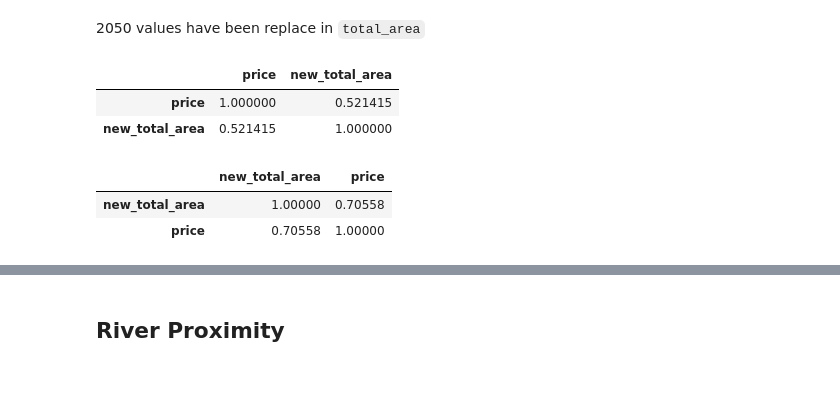
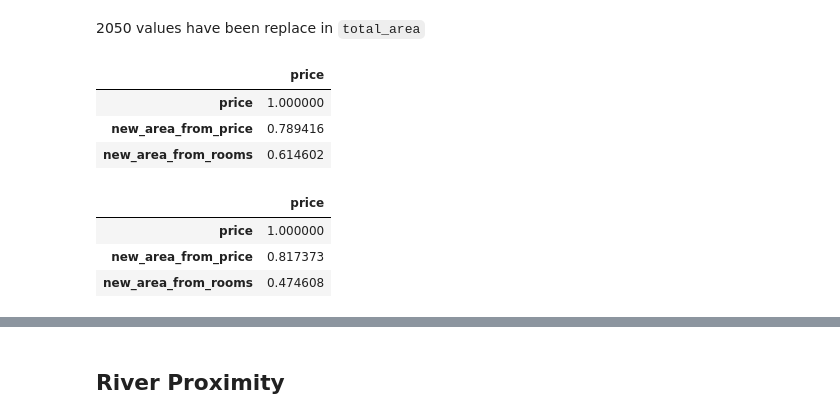
Before and after one commit to Jahnic/Data-Science, a Jupyter notebook: RealEstate/wrangle.ipynb, the cells around one changed output, grey strips where cells are left out. Cells and saved outputs as stored; diff of their text form; code cells hidden in the pictures; blank space fills up the shorter version.

```diff
--- a/RealEstate/wrangle.ipynb
+++ b/RealEstate/wrangle.ipynb
@@ -946,9 +936,18 @@ replacement = lin_mod.predict(replace_df)
-# %%
-# Replace
-new_total_area = df.total_area.copy()
-new_total_area[new_total_area < 50] = replacement
-df["new_total_area"] = new_total_area
+# %%
+replacement_from_price = lin_mod_price.predict(with_price)
+replacement_without_price = lin_mod_no_price.predict(without_price)
+# %%
+# Replace with model based on room data and price
+new_total_area = df.total_area.copy()
+new_total_area[new_total_area <= 1] = replacement_from_price
+df["new_area_from_price"] = new_total_area
+
+# Replace with model based on room data only
+new_total_area = df.total_area.copy()
+new_total_area[new_total_area <= 1] = replacement_without_price
+df["new_area_from_rooms"] = new_total_area
 # %%
-compair = df.loc[:, ["price", "new_total_area"]]
-compair[df.total_area < 50]
+# Subsection of price and new area columns
+compair = df.loc[:, ["price", "new_area_from_price", "new_area_from_rooms"]]
+compair[df.total_area <=1 50]
 # %% [output]
@@ -968,14 +955,18 @@ compair[df.total_area < 50]
 # %% [markdown]
 2050 values have been replace in `total_area`
-# %%
-compair.corr()
-# %% [output]
-|  | price | new_total_area |
-| price | 1.000000 | 0.521415 |
-| new_total_area | 0.521415 | 1.000000 |
-# %%
- df[df.total_area < 50].loc[:, ['new_total_area', 'price']].corr()
-# %% [output]
-|  | new_total_area | price |
-| new_total_area | 1.00000 | 0.70558 |
-| price | 0.70558 | 1.00000 |
+# %%
+# Correlation of values that were not imputed
+compair.corr()[['price']]
+# %% [output]
+|  | price |
+| price | 1.000000 |
+| new_area_from_price | 0.789416 |
+| new_area_from_rooms | 0.614602 |
+# %%
+ # Correlation of imputed values only
+ compair[df.total_area <= 1].corr()[["price"]]
+# %% [output]
+|  | price |
+| price | 1.000000 |
+| new_area_from_price | 0.817373 |
+| new_area_from_rooms | 0.474608 |
```
Also changed, not shown: parts of 21 cells of this notebook, 1 other file.
